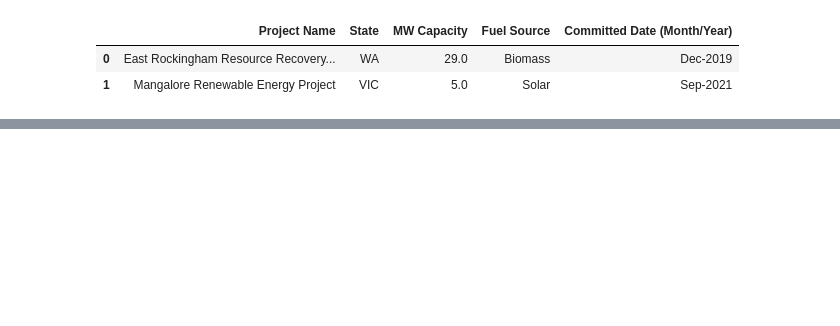
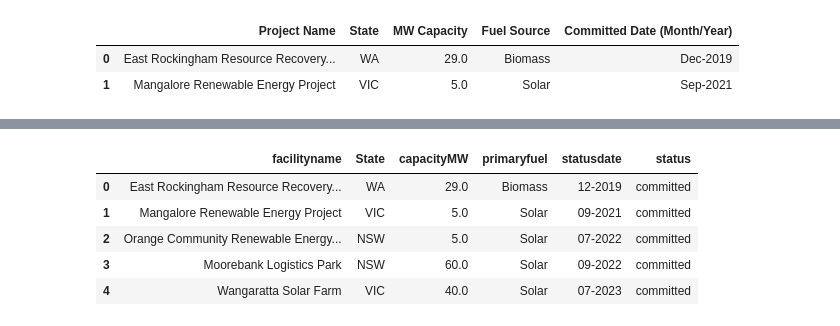
Before and after one commit to jinyjib98/comp5339, a Jupyter notebook: comp5339_a1.ipynb, the cells around one changed output, grey strips where cells are left out. Cells and saved outputs as stored; diff of their text form; code cells hidden in the pictures; blank space fills up the shorter version.

```diff
--- a/comp5339_a1.ipynb
+++ b/comp5339_a1.ipynb
@@ -590,17 +651,25 @@ committed.head(2)
 # %%
 # Rename columns & drop unnecessary columns
 committed_clean = committed.copy()
 committed_clean = committed_clean.rename(columns = {
                                                         'Project Name': 'facilityname',
                                                         'State': 'state',
-                                                        'MW Capacity': 'capacityMWh',
+                                                        'MW Capacity': 'capacityMW',
                                                         'Postcode': 'postcode',
-                                                        'Fuel Source (s)': 'primaryfuel',
-                                                        'Approval date': 'statusdate',
-                                                        'Accreditation code': 'code'})
+                                                        'Fuel Source': 'primaryfuel',
+                                                        'Committed Date (Month/Year)': 'statusdate'})
 
 
-accredited_clean['status'] = 'accredited'
-accredited_clean.drop(columns = ['Accreditation start date'], inplace = True)
+# Create a new column 'status' for distinguishing between accredited, committed, and probable
+committed_clean['status'] = 'committed'
+# Convert statusdate to datetime
+committed_clean.statusdate = pd.to_datetime(committed_clean['statusdate'], format = '%b-%Y').dt.strftime('%m-%Y')
 
-accredited_clean.head()
+committed_clean.head()
+# %% [output]
+|  | facilityname | State | capacityMW | primaryfuel | statusdate | status |
+| 0 | East Rockingham Resource Recovery... | WA | 29.0 | Biomass | 12-2019 | committed |
+| 1 | Mangalore Renewable Energy Project | VIC | 5.0 | Solar | 09-2021 | committed |
+| 2 | Orange Community Renewable Energy... | NSW | 5.0 | Solar | 07-2022 | committed |
+| 3 | Moorebank Logistics Park | NSW | 60.0 | Solar | 09-2022 | committed |
+| 4 | Wangaratta Solar Farm | VIC | 40.0 | Solar | 07-2023 | committed |
```
Also changed, not shown: parts of 17 cells of this notebook.
